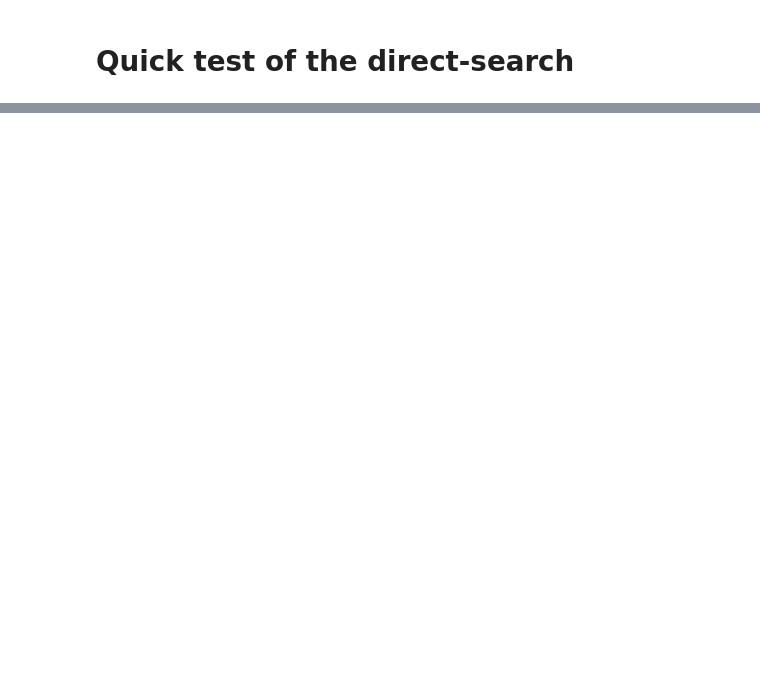
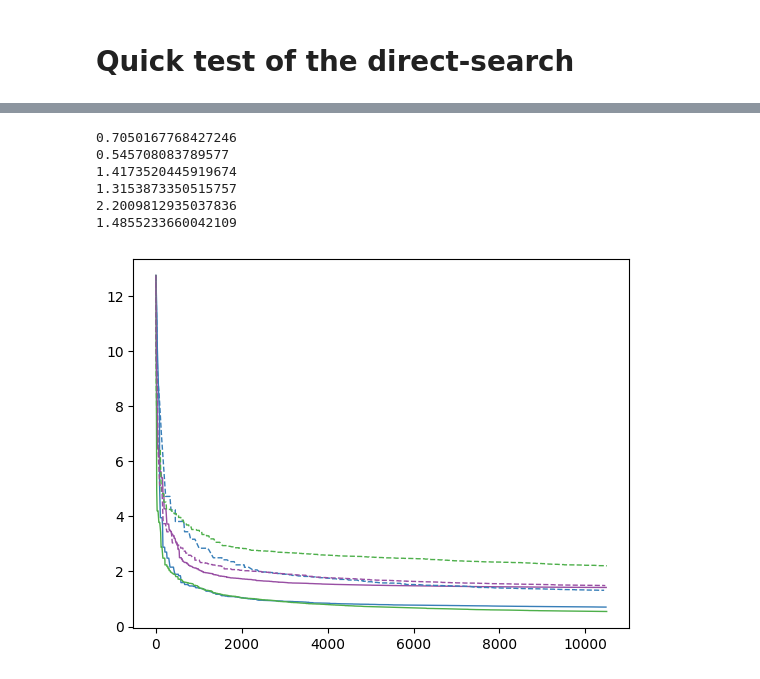
Before and after one commit to bastiencavarretta/intrinsic-vs-projected-directsearch, a Jupyter notebook: synchronization_rotations/render_results.ipynb, the cells around one changed output, grey strips where cells are left out. Cells and saved outputs as stored; diff of their text form; code cells hidden in the pictures; blank space fills up the shorter version.

```diff
--- a/synchronization_rotations/render_results.ipynb
+++ b/synchronization_rotations/render_results.ipynb
@@ -213,0 +256,36 @@ experiments/2026-04-17_matrixsizek2_v1/results
+# %%
+seed = 81
+
+# plotting trajectories for one instance
+
+for projection, rotation, psstype in itertools.product([0, 1], [1], [1, 2, 3]):
+    thedf = df[
+        (df["projection"] == projection)
+        & (df["rotation"] == rotation)
+        & (df["psstype"] == psstype)
+        & (df["seed"] == seed)
+    ]
+    vx = thedf["rb_per_iteration_evaluations"].to_list()[0]
+    vx = np.array(vx).cumsum()
+    vf = thedf["rb_vf"].to_list()[0]
+    vf = np.array(vf)
+    # print(vf)
+    print(vf[-1])
+
+    plt.plot(
+    vx,vf,
+    color=cmap[projection][psstype - 1],
+    linestyle=linestyles[projection],
+    linewidth=linewidths[rotation],
+    label=f"PSS{psstype} ({variants[projection]})",
+    )
+
+# plt.xlim(0,1000)
+# %% [output]
+0.7050167768427246
+0.545708083789577
+1.4173520445919674
+1.3153873350515757
+2.2009812935037836
+1.4855233660042109
+[figure, added]
```
Also changed, not shown: parts of 10 cells of this notebook, 5 other files.
